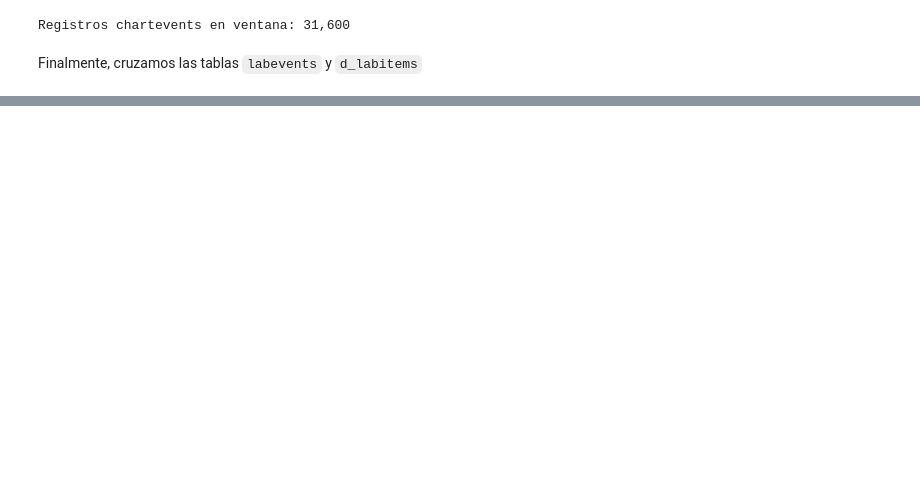
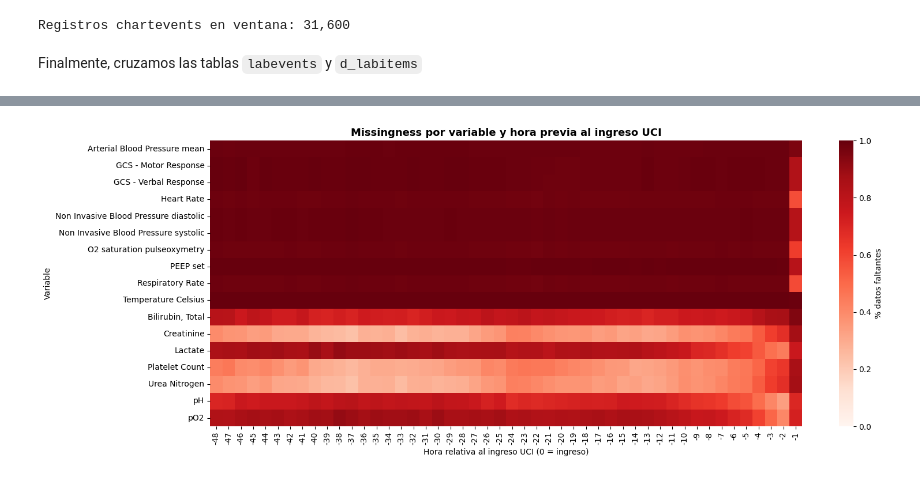
Before and after one commit to hsaddouki/DeepPulse-LSTM, a Jupyter notebook: notebooks/01_data_analysis.ipynb, the cells around one changed output, grey strips where cells are left out. Drawn from its saved outputs; the diff is of its cells as text; code cells hidden in the pictures; blank space fills up the shorter version.

```diff
--- a/notebooks/01_data_analysis.ipynb
+++ b/notebooks/01_data_analysis.ipynb
@@ -577 +712,25 @@ print(features_df.columns.tolist())
 ['stay_id', 'hour_bucket', 'Arterial Blood Pressure mean', 'GCS - Motor Response', 'GCS - Verbal Response', 'Heart Rate', 'Non Invasive Blood Pressure diastolic', 'Non Invasive Blood Pressure systolic ...
+# %%
+# === QC: Sparsidad estructural de la matriz final ===
+# NOTA: estos NaN NO son errores de datos — son horas sin medición (normal en UCI).
+# lab_windowed tiene 0 nulos en valuenum (filtrado en origen).
+# Los NaN aquí vienen del pivot_table (hora×variable sin medición) y del outer merge
+# (horas con vitales pero sin labs, o viceversa).
+# Para el LSTM se tratarán con forward-fill + indicador de máscara (missingness mask).
+
+feature_cols = [c for c in features_df.columns if c not in ['stay_id', 'hour_bucket']]
+
+null_pct = features_df[feature_cols].isna().mean().sort_values(ascending=False)
+print("=== features_df: % de nulos por variable ===")
+print(null_pct.map(lambda x: f"{x*100:.1f}%"))
+
+print(f"\nShape final: {features_df.shape}")
+print(f"Celdas totales: {features_df[feature_cols].size:,}")
+print(f"Celdas nulas:   {features_df[feature_cols].isna().sum().sum():,} "
+      f"({features_df[feature_cols].isna().mean().mean()*100:.1f}%)")
+
+# Distribución de horas cubiertas por estancia
+horas_por_estancia = features_df.groupby('stay_id')['hour_bucket'].count()
+print(f"\nHoras/estancia — media: {horas_por_estancia.mean():.1f}, "
+      f"mediana: {horas_por_estancia.median():.0f}, "
+      f"min: {horas_por_estancia.min()}, max: {horas_por_estancia.max()}")
@@ -577,0 +763,23 @@ print(features_df.columns.tolist())
+# %%
+# === Heatmap de missingness: variable × hora ===
+miss_by_hour = (
+    features_df
+    .groupby('hour_bucket')[feature_cols]
+    .apply(lambda g: g.isna().mean())
+)
+
+plt.figure(figsize=(16, 6))
+sns.heatmap(
+    miss_by_hour.T,
+    cmap='Reds',
+    vmin=0, vmax=1,
+    cbar_kws={'label': '% datos faltantes'},
+    yticklabels=True
+)
+plt.title('Missingness por variable y hora previa al ingreso UCI', fontsize=13, fontweight='bold')
+plt.xlabel('Hora relativa al ingreso UCI (0 = ingreso)')
+plt.ylabel('Variable')
+plt.tight_layout()
+plt.show()
+# %% [output]
+[figure, added]
```
Also changed, not shown: parts of 38 cells of this notebook.
